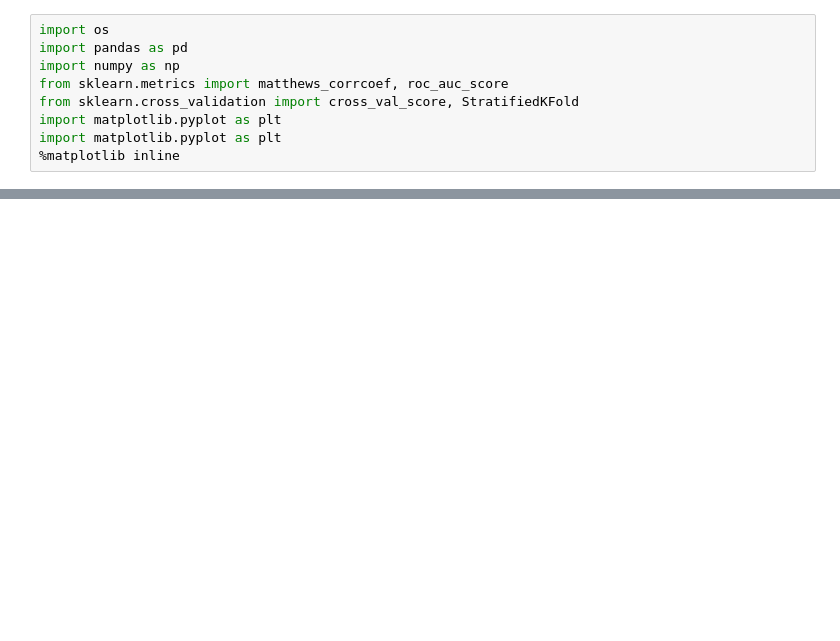
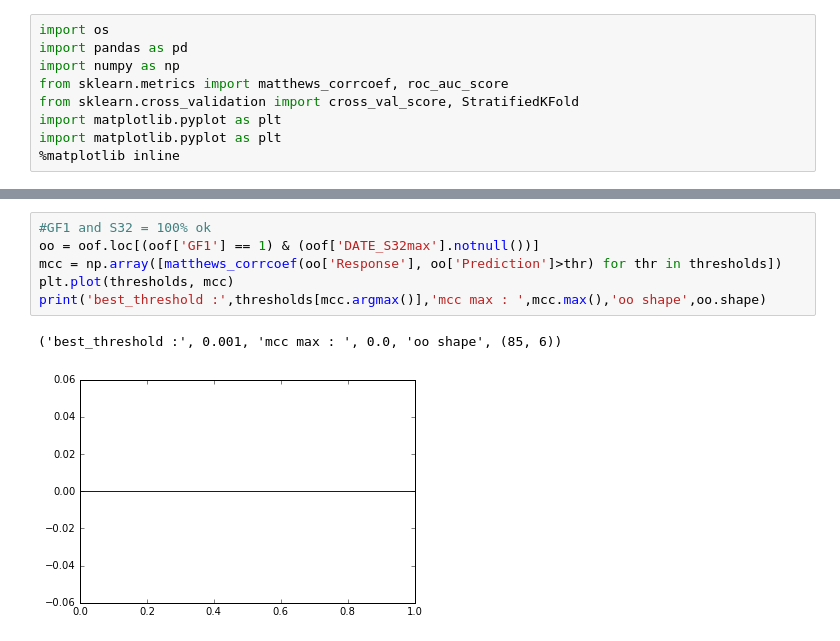
Before and after one commit to Laurae2/Bosch, a Jupyter notebook: bosch_MCC.ipynb, the cells around one changed output, grey strips where cells are left out. Cells and saved outputs as stored; diff of their text form; blank space fills up the shorter version.

```diff
--- a/bosch_MCC.ipynb
+++ b/bosch_MCC.ipynb
@@ -13,0 +26,9 @@ oof.columns
+# %%
+#GF1 and S32 = 100% ok
+oo = oof.loc[(oof['GF1'] == 1) & (oof['DATE_S32max'].notnull())]
+mcc = np.array([matthews_corrcoef(oo['Response'], oo['Prediction']>thr) for thr in thresholds])
+plt.plot(thresholds, mcc)
+print('best_threshold :',thresholds[mcc.argmax()],'mcc max : ',mcc.max(),'oo shape',oo.shape)
+# %% [output]
+('best_threshold :', 0.001, 'mcc max : ', 0.0, 'oo shape', (85, 6))
+[figure, added]
```
Also changed, not shown: parts of 9 cells of this notebook.
